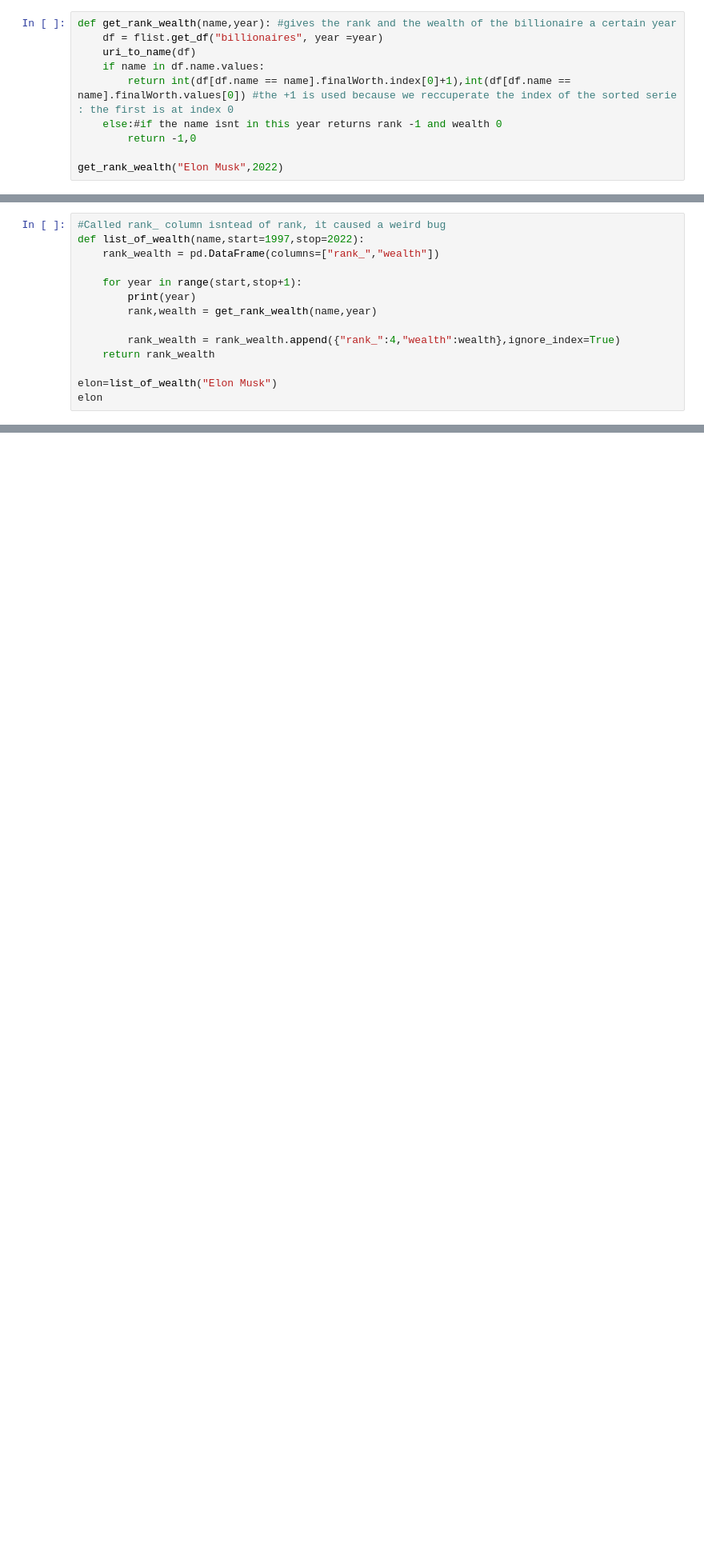
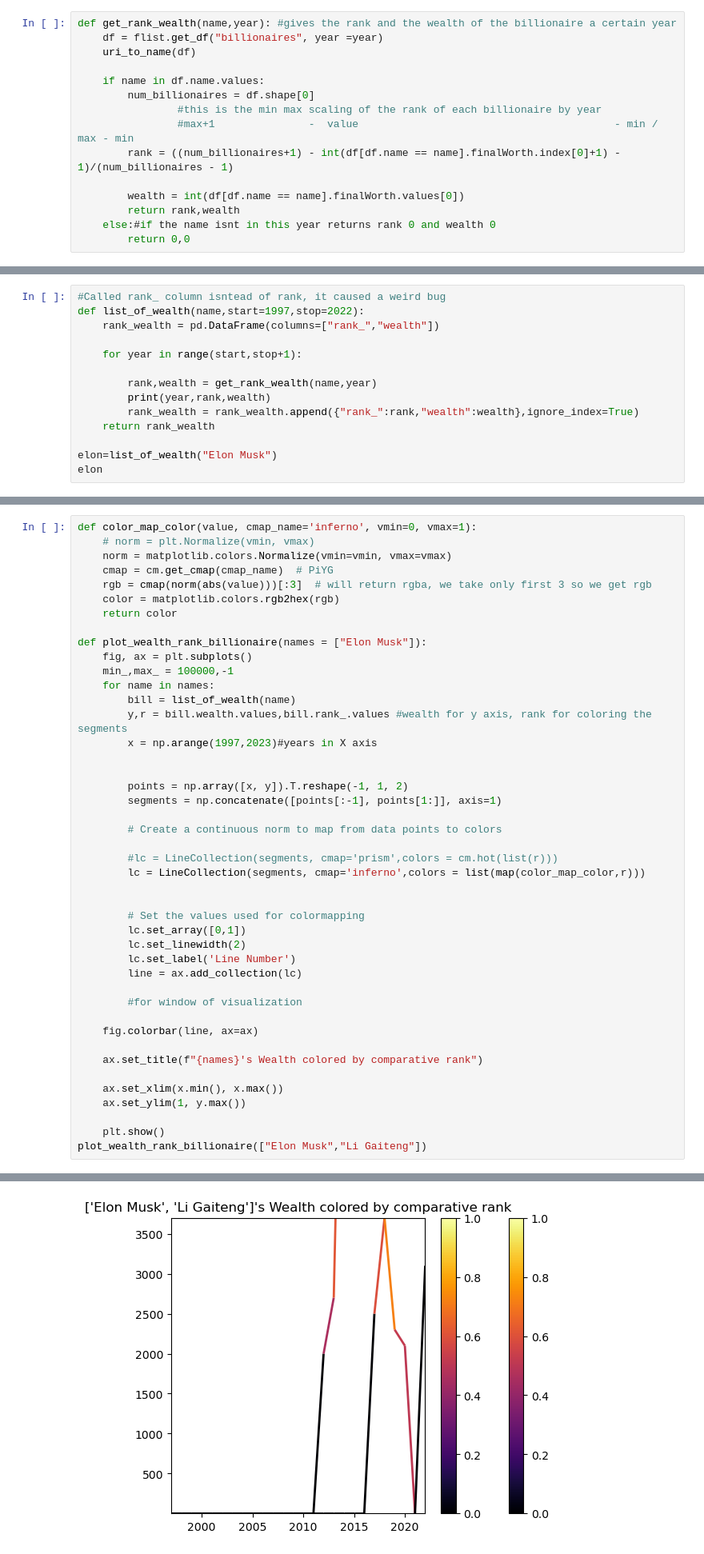
Before and after one commit to JankiShahPatel/Forbes_Billionaire_Data_Visulization, a Jupyter notebook: forbes_data_gathering.ipynb, the cells around one changed output, grey strips where cells are left out. Shown: that part at 80% size. Saved outputs shown, nothing was run; the diff lists cells and outputs as text; blank space fills up the shorter version.

```diff
--- a/forbes_data_gathering.ipynb
+++ b/forbes_data_gathering.ipynb
@@ -106,9 +159,14 @@ formatednames_data.to_csv("forbes_2022_billionaires_goodnames.csv")
 def get_rank_wealth(name,year): #gives the rank and the wealth of the billionaire a certain year
     df = flist.get_df("billionaires", year =year)
     uri_to_name(df)
+
     if name in df.name.values:
-        return int(df[df.name == name].finalWorth.index[0]+1),int(df[df.name == name].finalWorth.values[0]) #the +1 is used because we reccuperate the index of the sorted serie : the first is at index 0
-    else:#if the name isnt in this year returns rank -1 and wealth 0
-        return -1,0
+        num_billionaires = df.shape[0]
+                #this is the min max scaling of the rank of each billionaire by year
+                #max+1               -  value                                         - min / max - min
+        rank = ((num_billionaires+1) - int(df[df.name == name].finalWorth.index[0]+1) - 1)/(num_billionaires - 1)
 
-get_rank_wealth("Elon Musk",2022)
+        wealth = int(df[df.name == name].finalWorth.values[0])
+        return rank,wealth
+    else:#if the name isnt in this year returns rank 0 and wealth 0
+        return 0,0
@@ -120,10 +180,10 @@ def list_of_wealth(name,start=1997,stop=2022):
     rank_wealth = pd.DataFrame(columns=["rank_","wealth"])
 
     for year in range(start,stop+1):
-        print(year)
+
         rank,wealth = get_rank_wealth(name,year)
-
-        rank_wealth = rank_wealth.append({"rank_":4,"wealth":wealth},ignore_index=True)
+        print(year,rank,wealth)
+        rank_wealth = rank_wealth.append({"rank_":rank,"wealth":wealth},ignore_index=True)
     return rank_wealth
 
 elon=list_of_wealth("Elon Musk")
@@ -150,0 +228,45 @@ elon
+# %%
+def color_map_color(value, cmap_name='inferno', vmin=0, vmax=1):
+    # norm = plt.Normalize(vmin, vmax)
+    norm = matplotlib.colors.Normalize(vmin=vmin, vmax=vmax)
+    cmap = cm.get_cmap(cmap_name)  # PiYG
+    rgb = cmap(norm(abs(value)))[:3]  # will return rgba, we take only first 3 so we get rgb
+    color = matplotlib.colors.rgb2hex(rgb)
+    return color
+
+def plot_wealth_rank_billionaire(names = ["Elon Musk"]):
+    fig, ax = plt.subplots()
+    min_,max_ = 100000,-1
+    for name in names:
+        bill = list_of_wealth(name)
+        y,r = bill.wealth.values,bill.rank_.values #wealth for y axis, rank for coloring the segments
+        x = np.arange(1997,2023)#years in X axis
+
+
+        points = np.array([x, y]).T.reshape(-1, 1, 2)
+        segments = np.concatenate([points[:-1], points[1:]], axis=1)
+
+        # Create a continuous norm to map from data points to colors
+
+        #lc = LineCollection(segments, cmap='prism',colors = cm.hot(list(r)))
+        lc = LineCollection(segments, cmap='inferno',colors = list(map(color_map_color,r)))
+
+
+        # Set the values used for colormapping
+        lc.set_array([0,1])
+        lc.set_linewidth(2)
+        lc.set_label('Line Number')
+        line = ax.add_collection(lc)
+
+        #for window of visualization
+
+    fig.colorbar(line, ax=ax)
+
+    ax.set_title(f"{names}'s Wealth colored by comparative rank")
+
+    ax.set_xlim(x.min(), x.max())
+    ax.set_ylim(1, y.max())
+
+    plt.show()
+plot_wealth_rank_billionaire(["Elon Musk","Li Gaiteng"])
+# %% [output]
@@ -150,0 +290 @@ elon
+[figure, added]
```
Also changed, not shown: parts of 13 cells of this notebook, 8 other files.
